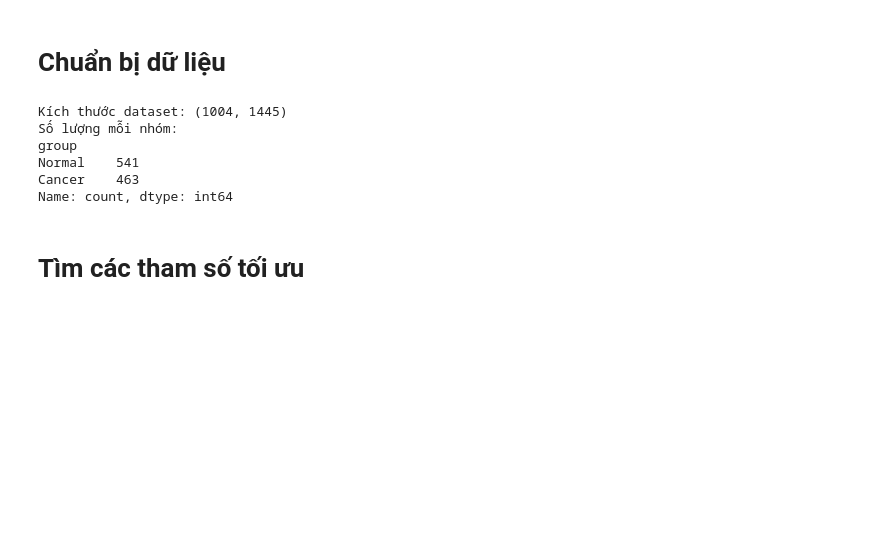
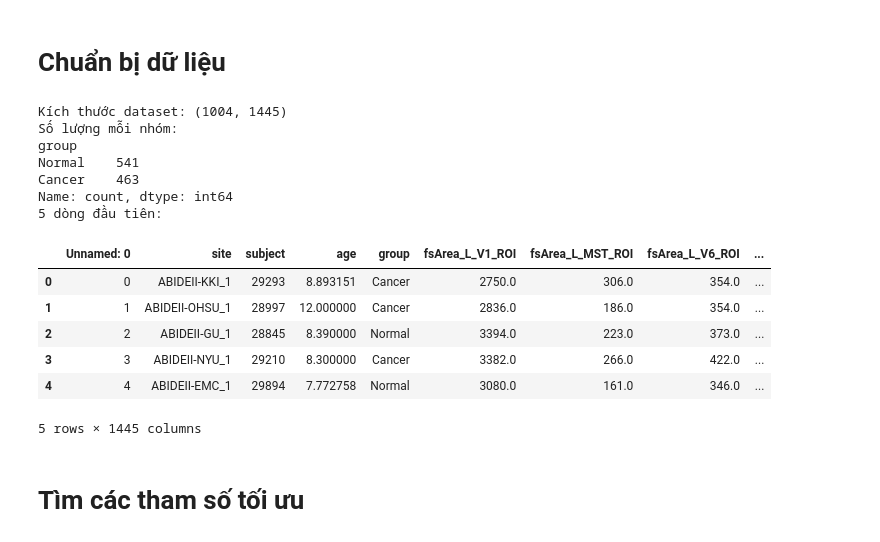
Before and after one commit to khoaoe/HCMUS-MathAI-Lab2-PCAAndClustering, a Jupyter notebook: Clustering/clustering.ipynb, the cells around one changed output. Cells and saved outputs as stored; diff of their text form; code cells hidden in the pictures; blank space fills up the shorter version.

```diff
--- a/Clustering/clustering.ipynb
+++ b/Clustering/clustering.ipynb
@@ -648,14 +711,26 @@ def clustering_pipeline(X, y_true=None, n_clusters=2, feature_selection_threshol
 # %%
 df = pd.read_csv('../data/ABIDE2.csv')
 # %%
+# Thông tin dữ liệu
 print(f"Kích thước dataset: {df.shape}")
 print(f"Số lượng mỗi nhóm:")
 print(df['group'].value_counts())
+
+print("\n5 dòng đầu tiên:")
+df.head()
 # %% [output]
 Kích thước dataset: (1004, 1445)
 Số lượng mỗi nhóm:
 group
 Normal    541
 Cancer    463
 Name: count, dtype: int64
+5 dòng đầu tiên:
+|  | Unnamed: 0 | site | subject | age | group | fsArea_L_V1_ROI | fsArea_L_MST_ROI | fsArea_L_V6_ROI | ... |
+| 0 | 0 | ABIDEII-KKI_1 | 29293 | 8.893151 | Cancer | 2750.0 | 306.0 | 354.0 | ... |
+| 1 | 1 | ABIDEII-OHSU_1 | 28997 | 12.000000 | Cancer | 2836.0 | 186.0 | 354.0 | ... |
+| 2 | 2 | ABIDEII-GU_1 | 28845 | 8.390000 | Normal | 3394.0 | 223.0 | 373.0 | ... |
+| 3 | 3 | ABIDEII-NYU_1 | 29210 | 8.300000 | Cancer | 3382.0 | 266.0 | 422.0 | ... |
+| 4 | 4 | ABIDEII-EMC_1 | 29894 | 7.772758 | Normal | 3080.0 | 161.0 | 346.0 | ... |
+5 rows × 1445 columns
 # %%
```
Also changed, not shown: parts of 21 cells of this notebook.
